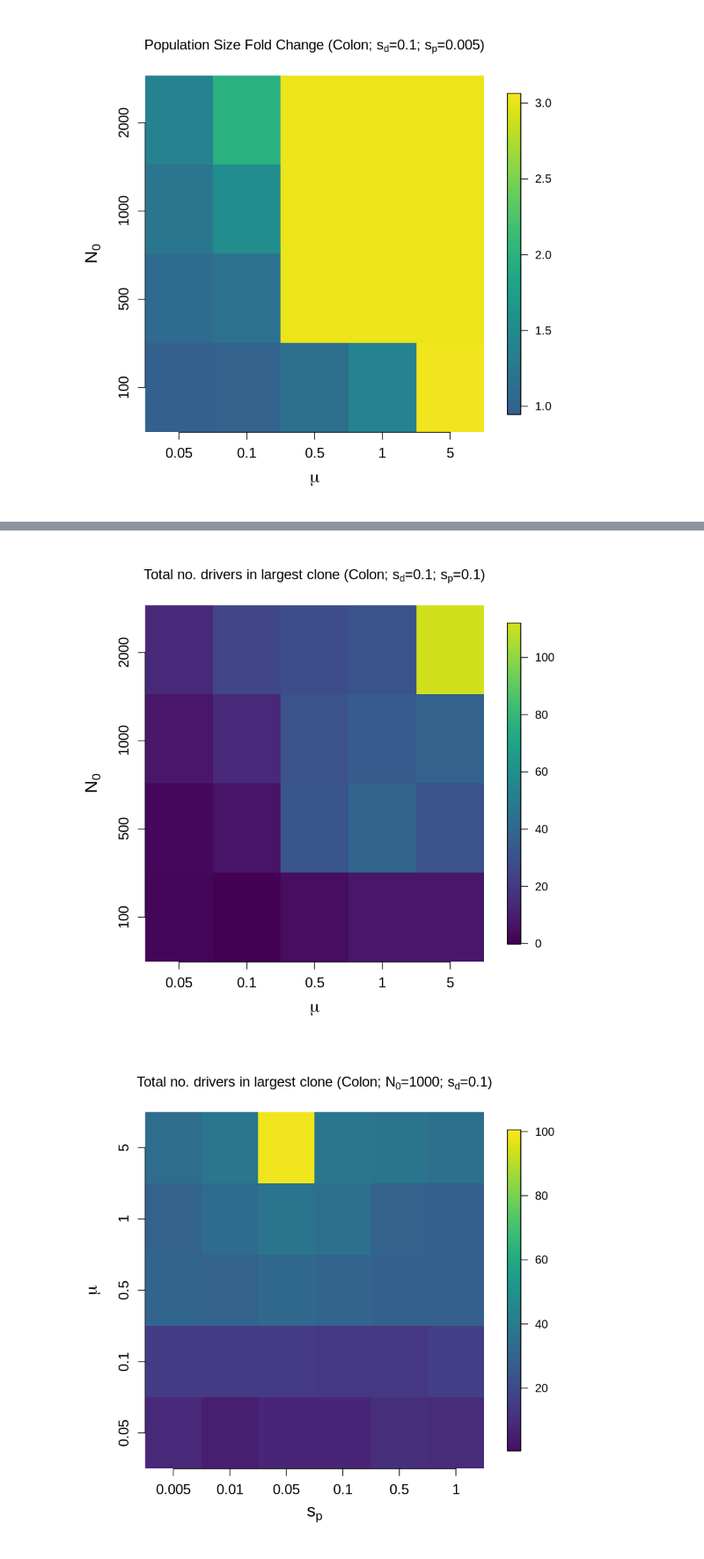
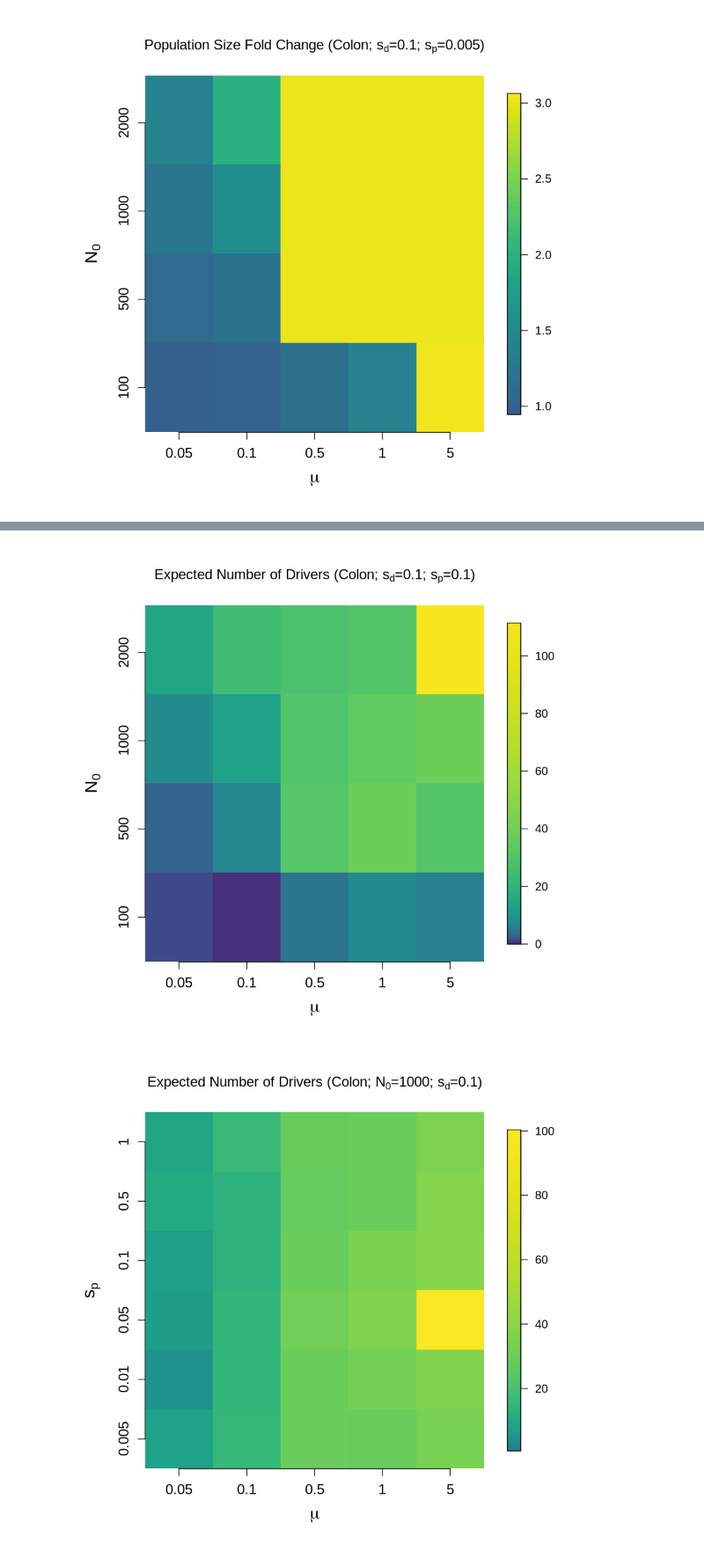
Before and after one commit to atallah-lab/analyses, a Jupyter notebook: sim_out_analyses/0918/test_colon_genetrack-0912.ipynb, the cells around one changed output, grey strips where cells are left out. Shown at 88% size. Drawn from its saved outputs; the diff is of its cells as text; code cells hidden in the pictures.

```diff
--- a/sim_out_analyses/0918/test_colon_genetrack-0912.ipynb
+++ b/sim_out_analyses/0918/test_colon_genetrack-0912.ipynb
@@ -8,11 +8,13 @@ library(pracma) # only needed for moving-average plot
 library(viridis)
 cols1 = viridis(7)
 cols2 = viridis(100)
+cols3 = viridis(500)
+cols3 = cols3[round(log(1:149)*100)] # Log-scale color bar for # passengers
 
 muv <- c(0.05,0.10,0.50,1.00,5.00)
 N0v <- c(1e2,5e2,1e3,2e3)
 sdv <- c(0.005,0.010,0.050,0.100,0.500,1.000)
 spv <- c(0.005,0.010,0.050,0.100,0.500,1.000)
 
-dataDir <- '~/jackgl/colon_0912/'
+dataDir <- '~/jackgl/Data/Simulations/sims0918/colon_0912/'
 ctype <- 'Colon'
@@ -81,10 +65,10 @@ for (ii in 1:4) {
             for (ll in 1:6) {
                 for (mm in 1:5) {
                     load(paste0(dataDir,flst[nn]))
-                    nd_het[ii,jj,kk,ll,mm] <- Pop$nd_het[1]
-                    np_het[ii,jj,kk,ll,mm] <- Pop$np_het[1]
-                    nd_hom[ii,jj,kk,ll,mm] <- Pop$nd_hom[1]
-                    np_hom[ii,jj,kk,ll,mm] <- Pop$np_hom[1]
+                    nd_het[ii,jj,kk,ll,mm] <- sum(Pop$nd_het[Pop$ncells!=0]*Pop$ncells[Pop$ncells!=0]/sum(Pop$ncells))
+                    np_het[ii,jj,kk,ll,mm] <- sum(Pop$np_het[Pop$ncells!=0]*Pop$ncells[Pop$ncells!=0]/sum(Pop$ncells))
+                    nd_hom[ii,jj,kk,ll,mm] <- sum(Pop$nd_hom[Pop$ncells!=0]*Pop$ncells[Pop$ncells!=0]/sum(Pop$ncells))
+                    np_hom[ii,jj,kk,ll,mm] <- sum(Pop$np_hom[Pop$ncells!=0]*Pop$ncells[Pop$ncells!=0]/sum(Pop$ncells))
                     nn <- nn+1
                 }
             }
@@ -187,23 +171,23 @@ sd <- .1
 sp <- .1
 tmp <- (apply(nd_hom,c(1,2,3,4),mean)*2)+apply(nd_het,c(1,2,3,4),mean)
 tmp <- tmp[,,which(sdv==sd),which(spv==sp)]
-image.plot(t(tmp),axes=F,col=cols2[(round(min(as.vector(tmp))*(length(cols2)/120))):(round(max(as.vector(tmp))*(length(cols2)/120)))])
-title(main=bquote(paste('Total no. drivers in largest clone (',.(ctype),'; ',s[d],'=',.(sd),'; ',s[p],'=',.(sp),')')),xlab=bquote(mu),ylab=bquote(N[0]),cex.lab=1.5);
+image.plot(t(tmp),axes=F,col=cols3[(round(min(as.vector(tmp))*(length(cols3)/120))):(round(max(as.vector(tmp))*(length(cols3)/120)))])
+title(main=bquote(paste('Expected Number of Drivers (',.(ctype),'; ',s[d],'=',.(sd),'; ',s[p],'=',.(sp),')')),xlab=bquote(mu),ylab=bquote(N[0]),cex.lab=1.5);
 axis(1, at=seq(0,1,0.25), labels=muv,cex.axis=1.2);
 axis(2, at=seq(0,1,0.33), labels=N0v,cex.axis=1.2);
 # %% [output]
-[figure, old version]
+[figure, new version]
 # %%
 N0 <- 1000
 sd <- .1
 tmp <- ((apply(nd_hom,c(1,2,3,4),mean)*2)+apply(nd_het,c(1,2,3,4),mean))
 tmp <- tmp[which(N0v==N0),,which(sdv==sd),]
-image.plot(t(tmp),axes=F,col=cols2[(round(min(as.vector(tmp))*(length(cols2)/100))):(round(max(as.vector(tmp))*(length(cols2)/100)))],zlim=c(1,100))
-title(main=bquote(paste('Total no. drivers in largest clone (',.(ctype),'; ',N[0],'=',.(toString(N0)),'; ',s[d],'=',.(toString(sd)),')')),xlab=expression(s[p]),ylab=expression(mu),cex.lab=1.5);
-axis(1, at=seq(0,1,0.20), labels=spv,cex.axis=1.2);
-axis(2, at=seq(0,1,0.25), labels=muv,cex.axis=1.2);
+image.plot(tmp,axes=F,col=cols3[(round(min(as.vector(tmp))*(length(cols3)/100))):(round(max(as.vector(tmp))*(length(cols3)/100)))],zlim=c(1,100))
+title(main=bquote(paste('Expected Number of Drivers (',.(ctype),'; ',N[0],'=',.(toString(N0)),'; ',s[d],'=',.(toString(sd)),')')),xlab=expression(mu),ylab=expression(s[p]),cex.lab=1.5);
+axis(2, at=seq(0,1,0.20), labels=spv,cex.axis=1.2);
+axis(1, at=seq(0,1,0.25), labels=muv,cex.axis=1.2);
 # %% [output]
-[figure, old version]
+[figure, new version]
 # %%
 mu <- 1
 N0 <- 500
```
Also changed, not shown: parts of 7 cells of this notebook, 13 other files.
